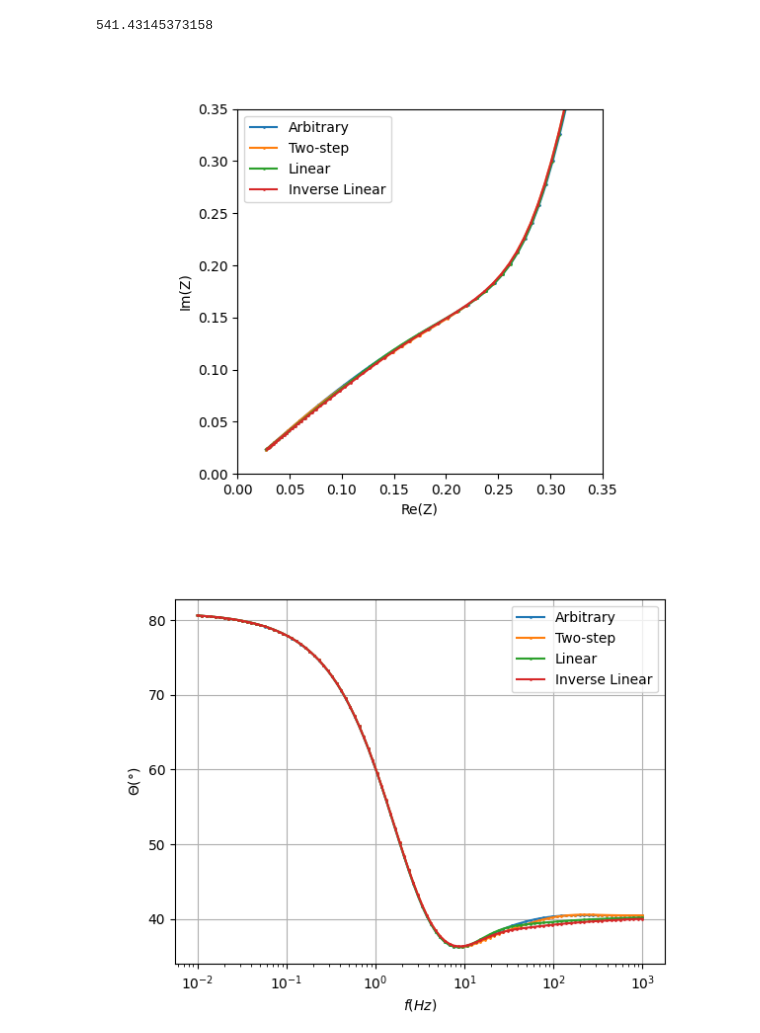
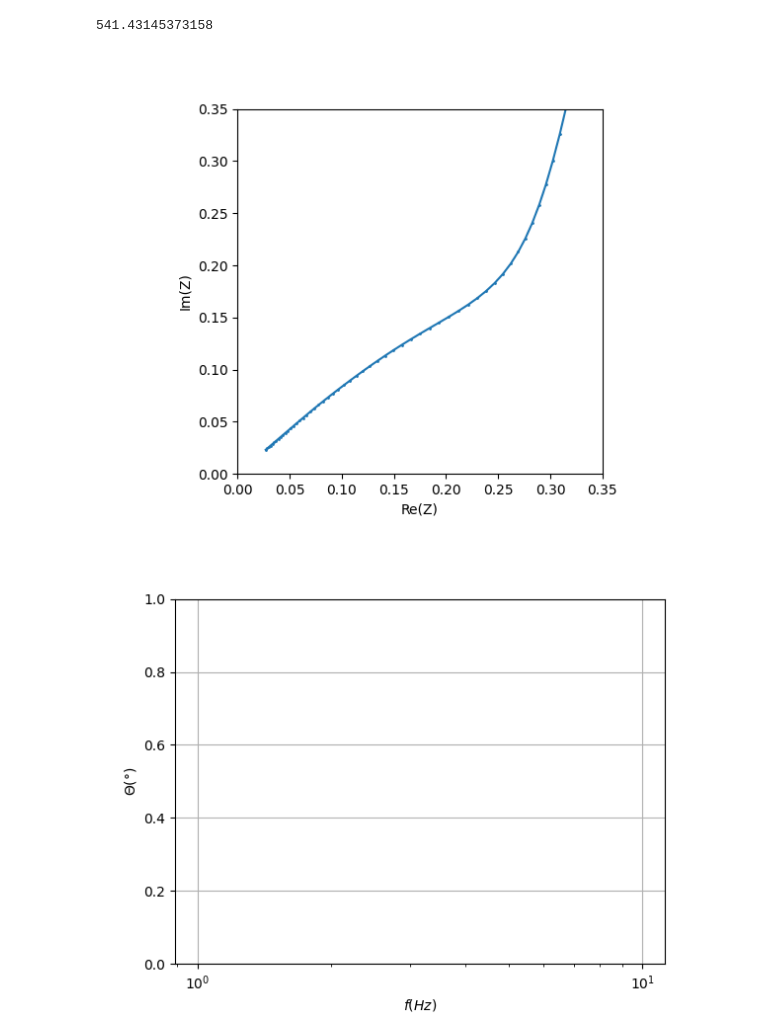
Before and after one commit to Yugal0/fitting-gen-arbitrary-eis, a Jupyter notebook: main_prof_1.ipynb, the cells around one changed output. Saved outputs shown, nothing was run; the diff lists cells and outputs as text; code cells hidden in the pictures.

```diff
--- a/main_prof_1.ipynb
+++ b/main_prof_1.ipynb
@@ -248,36 +248,38 @@ mp.dps=30
 # %%
 fig, ax=plt.subplots()
 ax.plot(np.real(z_arbi)/1000,-np.imag(z_arbi)/1000,label="Arbitrary",marker=".",ms=2)
-ax.plot(np.real(z_two)/1000,-np.imag(z_two)/1000,label="Two-step",marker=".",ms=2)
-ax.plot(np.real(z_lin)/1000,-np.imag(z_lin)/1000,label="Linear",marker=".",ms=2)
-ax.plot(np.real(z_ilin)/1000,-np.imag(z_ilin)/1000,label="Inverse Linear",marker=".",ms=2)
+# ax.plot(np.real(z_two)/1000,-np.imag(z_two)/1000,label="Two-step",marker=".",ms=2)
+# ax.plot(np.real(z_lin)/1000,-np.imag(z_lin)/1000,label="Linear",marker=".",ms=2)
+# ax.plot(np.real(z_ilin)/1000,-np.imag(z_ilin)/1000,label="Inverse Linear",marker=".",ms=2)
 # ax.plot(np.real(z_lin)/1000,-np.imag(z_lin)/1000)
 ax.set_aspect("equal")
 ax.set_xlabel("Re(Z)")
 ax.set_ylabel("Im(Z)")
 ax.set_xlim(0,0.35)
 ax.set_ylim(0,0.35)
-ax.legend()
-fig.savefig("nyq_prof1.png",dpi=400)
+# ax.legend()
+# fig.savefig("nyq_prof1.png",dpi=400)
+fig.savefig("nyq_demo.png",dpi=500)
 # ax.legend()
 # ax.xaxis.set_minor_locator(MultipleLocator(0.1))
 # ax.grid(True)
 
 fig2, ax2=plt.subplots()
-ax2.plot(np.logspace(-2,3,100),-np.angle(z_arbi,deg=True),marker=".",label="Arbitrary",ms=2)
-ax2.plot(np.logspace(-2,3,100),-np.angle(z_two,deg=True),marker=".",label="Two-step",ms=2)
-ax2.plot(np.logspace(-2,3,100),-np.angle(z_lin,deg=True),marker=".",label="Linear",ms=2)
-ax2.plot(np.logspace(-2,3,100),-np.angle(z_ilin,deg=True),marker=".",label="Inverse Linear",ms=2)
-ax2.legend()
+# ax2.plot(np.logspace(-2,3,100),-np.angle(z_arbi,deg=True),marker=".",label="Arbitrary",ms=2)
+# ax2.plot(np.logspace(-2,3,100),-np.angle(z_two,deg=True),marker=".",label="Two-step",ms=2)
+# ax2.plot(np.logspace(-2,3,100),-np.angle(z_lin,deg=True),marker=".",label="Linear",ms=2)
+# ax2.plot(np.logspace(-2,3,100),-np.angle(z_ilin,deg=True),marker=".",label="Inverse Linear",ms=2)
+# ax2.legend()
 # axx.yaxis.set_minor_locator(MultipleLocator(0.5))
 ax2.set_ylabel("$\Theta (\degree)$")
 ax2.set_xlabel("$f (Hz)$")
 ax2.set_xscale("log")
-fig2.savefig("bode_prof1.png",dpi=400)
+# fig2.savefig("bode_prof1.png",dpi=400)
+fig2.savefig("bode_demo.png",dpi=500)
 ax2.grid(True)
 # %% [output]
-[figure, old version]
+[figure, new version]
-[figure, old version]
+[figure, new version]
 # %%
 # print(dip_angle)
 # print(R1_by_R2_two)
```
Also changed, not shown: parts of 1 cell of this notebook, 2 other files.
